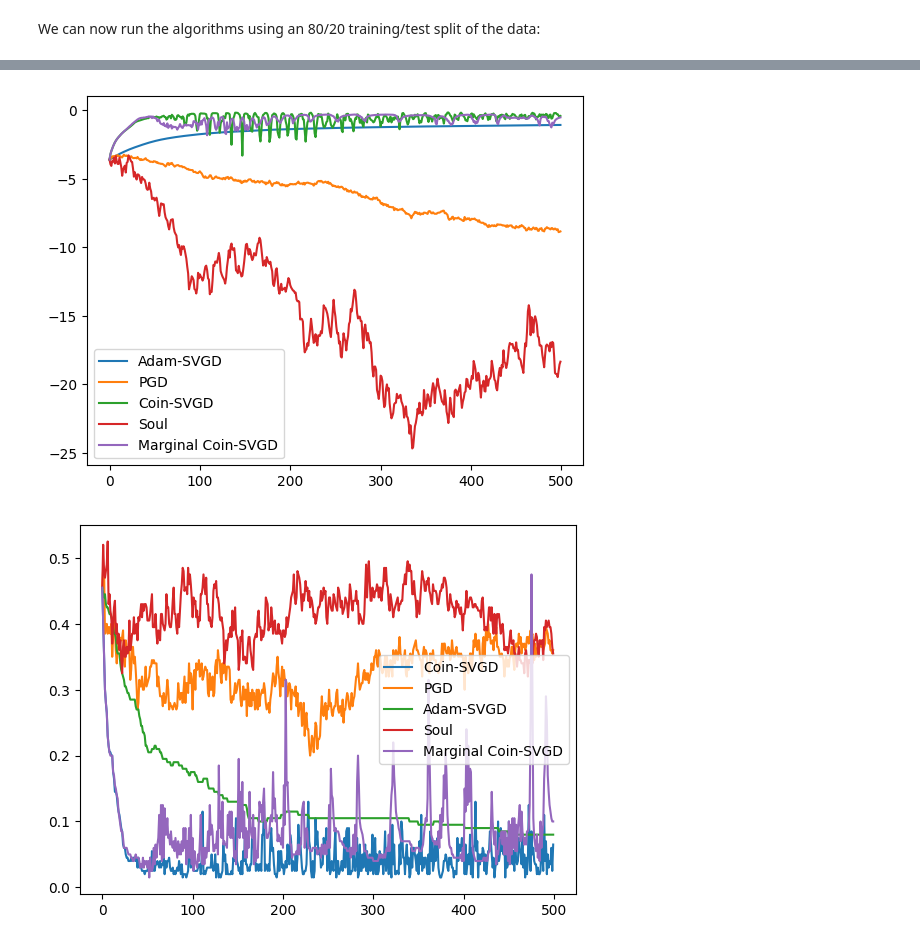
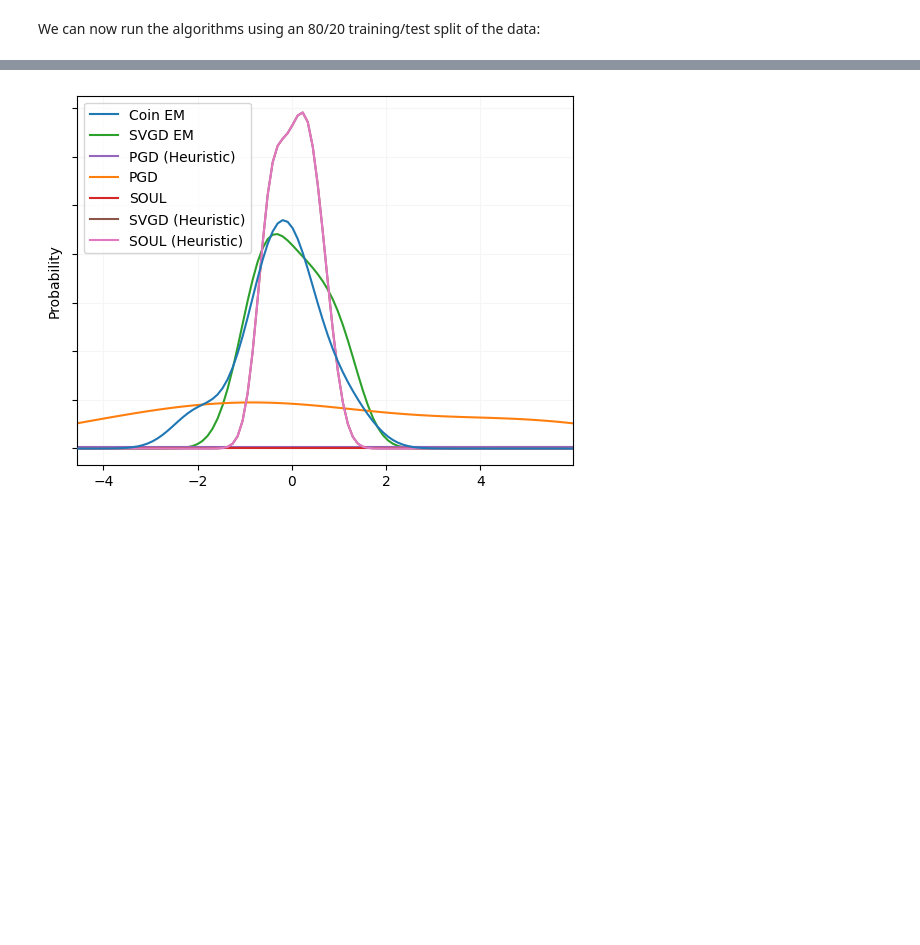
Before and after one commit to chris-nemeth/CoinEM, a Jupyter notebook: new_experiments/bayesian_neural_network_mnist.ipynb, the cells around one changed output, grey strips where cells are left out. Saved outputs shown, nothing was run; the diff lists cells and outputs as text; code cells hidden in the pictures; blank space fills up the shorter version.

```diff
--- a/new_experiments/bayesian_neural_network_mnist.ipynb
+++ b/new_experiments/bayesian_neural_network_mnist.ipynb
@@ -202,3 +463,42 @@ plt.legend()
+# %%
+# Choose a random weight for the input layer:
+oi = np.random.randint(0, v_init[0, :, 0].size)  # Output index.
+ii = np.random.randint(0, v_init[0, 0, :].size)  # Input index.
+
+# Generate KDEs:
+from scipy import stats
+
+kde_min = np.min([x_coin["v"][K, :, oi, ii], x_svgd["v"][K, :, oi, ii], x_pgd["v"][K, :, oi, ii]])
+kde_max = np.max([x_coin["v"][K, :, oi, ii], x_svgd["v"][K, :, oi, ii], x_pgd["v"][K, :, oi, ii]])
+xaxis = np.linspace(kde_min, kde_max, num=100)
+
+kde_coin = stats.gaussian_kde(x_coin["v"][K, :, oi, ii])(xaxis)
+kde_pgd = stats.gaussian_kde(x_pgd["v"][K, :, oi, ii])(xaxis)
+kde_soul = stats.gaussian_kde(x_soul["v"][K, :, oi, ii])(xaxis)
+kde_svgd = stats.gaussian_kde(x_svgd["v"][K, :, oi, ii])(xaxis)
+kde_pgd_heuristic = stats.gaussian_kde(x_pgd_heuristic["v"][K, :, oi, ii])(xaxis)
+kde_svgd_heuristic = stats.gaussian_kde(x_svgd_heuristic["v"][K, :, oi, ii])(xaxis)
+
+# Plot KDEs:
+fig,ax = plt.subplots(1)
+
+plt.plot(xaxis, kde_coin, label='Coin EM', color='C0', zorder=10)
+plt.plot(xaxis, kde_svgd, label='SVGD EM', color="C2")
+plt.plot(xaxis, kde_pgd_heuristic, label='PGD (Heuristic)', color="C4")
+plt.plot(xaxis, kde_pgd, label='PGD', color="C1")
+plt.plot(xaxis, kde_soul, label='SOUL', color="C3")
+plt.plot(xaxis, kde_svgd_heuristic, label='SVGD (Heuristic)', color="C5")
+plt.plot(xaxis, kde_svgd_heuristic, label='SOUL (Heuristic)', color="C6")
+
+#plt.ylim([0, 1.01*kde_soul.max()])
+plt.xlim([kde_min, kde_max])
+plt.grid(color='whitesmoke')
+ax.set_ylabel('Probability')
+ax.set_yticklabels([])
+plt.legend(loc='upper left')
+plt.show()
+# %% [output]
+[figure, added]
 # %%
 def log_pointwise_predrictive_density(model, latent_particles, images, labels):
     """Returns LPPD for set of (test) images and labels."""
@@ -247,24 +547,3 @@ def _predict(model, latent_particles, images):
 def test_error(model, latent_particles, images, labels):
     """Returns fraction of misclassified images in test set."""
     return jnp.abs(labels.squeeze() - _predict(model, latent_particles, images)).mean()
-
-plt.plot(vmap(lambda p: log_pointwise_predrictive_density(model, p, jnp.array(itest), jnp.array(ltest).reshape(-1, 1)))(x_adam), label="Adam-SVGD")
-plt.plot(vmap(lambda p: log_pointwise_predrictive_density(model, p, jnp.array(itest), jnp.array(ltest).reshape(-1, 1)))(x_pgd), label="PGD")
-plt.plot(vmap(lambda p: log_pointwise_predrictive_density(model, p, jnp.array(itest), jnp.array(ltest).reshape(-1, 1)))(x_coin), label="Coin-SVGD")
-plt.plot(vmap(lambda p: log_pointwise_predrictive_density(model, p, jnp.array(itest), jnp.array(ltest).reshape(-1, 1)))(x_soul), label="Soul")
-plt.plot(vmap(lambda p: log_pointwise_predrictive_density(model, p, jnp.array(itest), jnp.array(ltest).reshape(-1, 1)))(x_marginal_coin), label="Marginal Coin-SVGD")
-
-plt.legend()
-plt.show()
-
-plt.plot(vmap(lambda p: test_error(model, p, jnp.array(itest), jnp.array(ltest).reshape(-1, 1)))(x_coin), label="Coin-SVGD")
-plt.plot(vmap(lambda p: test_error(model, p, jnp.array(itest), jnp.array(ltest).reshape(-1, 1)))(x_pgd), label="PGD")
-plt.plot(vmap(lambda p: test_error(model, p, jnp.array(itest), jnp.array(ltest).reshape(-1, 1)))(x_adam), label="Adam-SVGD")
-plt.plot(vmap(lambda p: test_error(model, p, jnp.array(itest), jnp.array(ltest).reshape(-1, 1)))(x_soul), label="Soul")
-plt.plot(vmap(lambda p: test_error(model, p, jnp.array(itest), jnp.array(ltest).reshape(-1, 1)))(x_marginal_coin), label="Marginal Coin-SVGD")
-
-plt.legend()
-plt.show()
-# %% [output]
-[figure, removed]
-[figure, removed]
```
Also changed, not shown: parts of 14 cells of this notebook, 6 other files.
